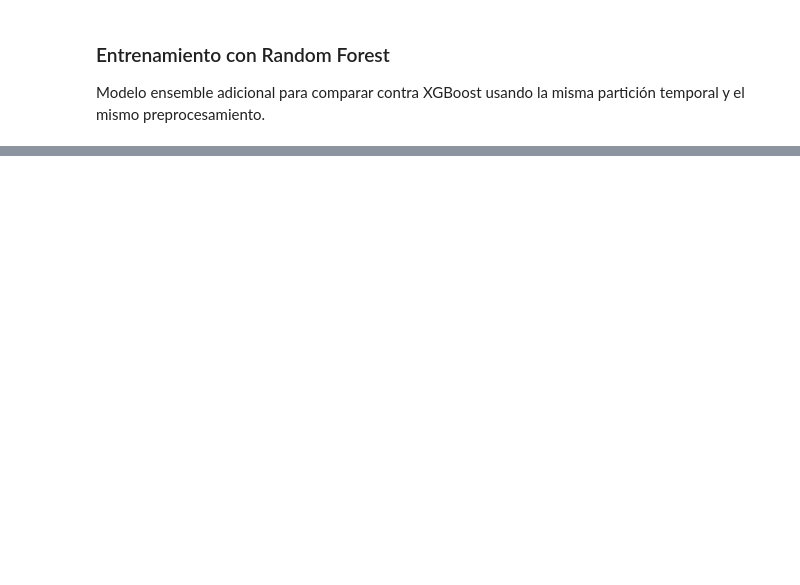
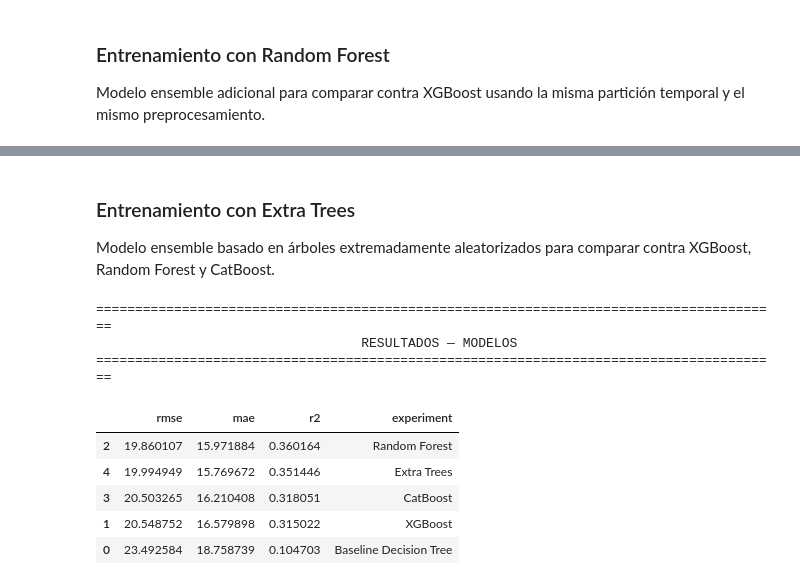
Before and after one commit to SamuelOviedo2003/ml-embalses-colombia, a Jupyter notebook: ML - Embalses_Entrega_2.ipynb, the cells around one changed output, grey strips where cells are left out. Cells and saved outputs as stored; diff of their text form; code cells hidden in the pictures; blank space fills up the shorter version.

```diff
--- a/ML - Embalses_Entrega_2.ipynb
+++ b/ML - Embalses_Entrega_2.ipynb
@@ -1151,6 +1191,11 @@ rf_model = Pipeline([
     ),
 ])
 
+try:
+    results
+except NameError:
+    results = []
+
 # Evita duplicar el resultado si la celda se reejecuta.
 results = [row for row in results if row.get("experiment") != "Random Forest"]
 
@@ -1457,0 +1288,65 @@ display(pd.DataFrame({"regressor": regresores_prophet}))
+# %% [markdown]
+### Entrenamiento con Extra Trees
+
+Modelo ensemble basado en árboles extremadamente aleatorizados para comparar contra XGBoost, Random Forest y CatBoost.
+# %%
+from sklearn.ensemble import ExtraTreesRegressor
+
+# Extra Trees no requiere escalado; se conserva imputación y encoding categórico/temporal.
+extra_trees_preprocessor = build_preprocessor(
+    numeric_cols=numeric_cols_chunk2,
+    binary_cols=binary_cols,
+    onehot_cols=onehot_cols,
+    temporal_cols=temporal_cols,
+    numeric_imputer_strategy="median",
+    scale_numeric=False,
+)
+
+extra_trees_model = Pipeline([
+    ("preprocess", extra_trees_preprocessor),
+    (
+        "regressor",
+        ExtraTreesRegressor(
+            n_estimators=500,
+            max_depth=24,
+            min_samples_split=6,
+            min_samples_leaf=2,
+            max_features="sqrt",
+            bootstrap=False,
+            n_jobs=2,
+            random_state=SEED,
+        ),
+    ),
+])
+
+try:
+    results
+except NameError:
+    results = []
+
+# Evita duplicar el resultado si la celda se reejecuta.
+results = [row for row in results if row.get("experiment") != "Extra Trees"]
+
+extra_trees_result = evaluate_pipeline(
+    estimator=extra_trees_model,
+    X_train_data=X_train,
+    X_test_data=X_test,
+    y_train_data=y_train,
+    y_test_data=y_test,
+    tag="Extra Trees",
+)
+results.append(extra_trees_result)
+
+model_results_df = pd.DataFrame(results).sort_values("rmse")
+print_section("RESULTADOS — MODELOS")
+display(model_results_df)
+# %% [output]
+========================================================================================
+                                  RESULTADOS — MODELOS
+========================================================================================
+|  | rmse | mae | r2 | experiment |
+| 2 | 19.860107 | 15.971884 | 0.360164 | Random Forest |
+| 4 | 19.994949 | 15.769672 | 0.351446 | Extra Trees |
+| 3 | 20.503265 | 16.210408 | 0.318051 | CatBoost |
+| 1 | 20.548752 | 16.579898 | 0.315022 | XGBoost |
+| 0 | 23.492584 | 18.758739 | 0.104703 | Baseline Decision Tree |
```
Also changed, not shown: parts of 16 cells of this notebook.
